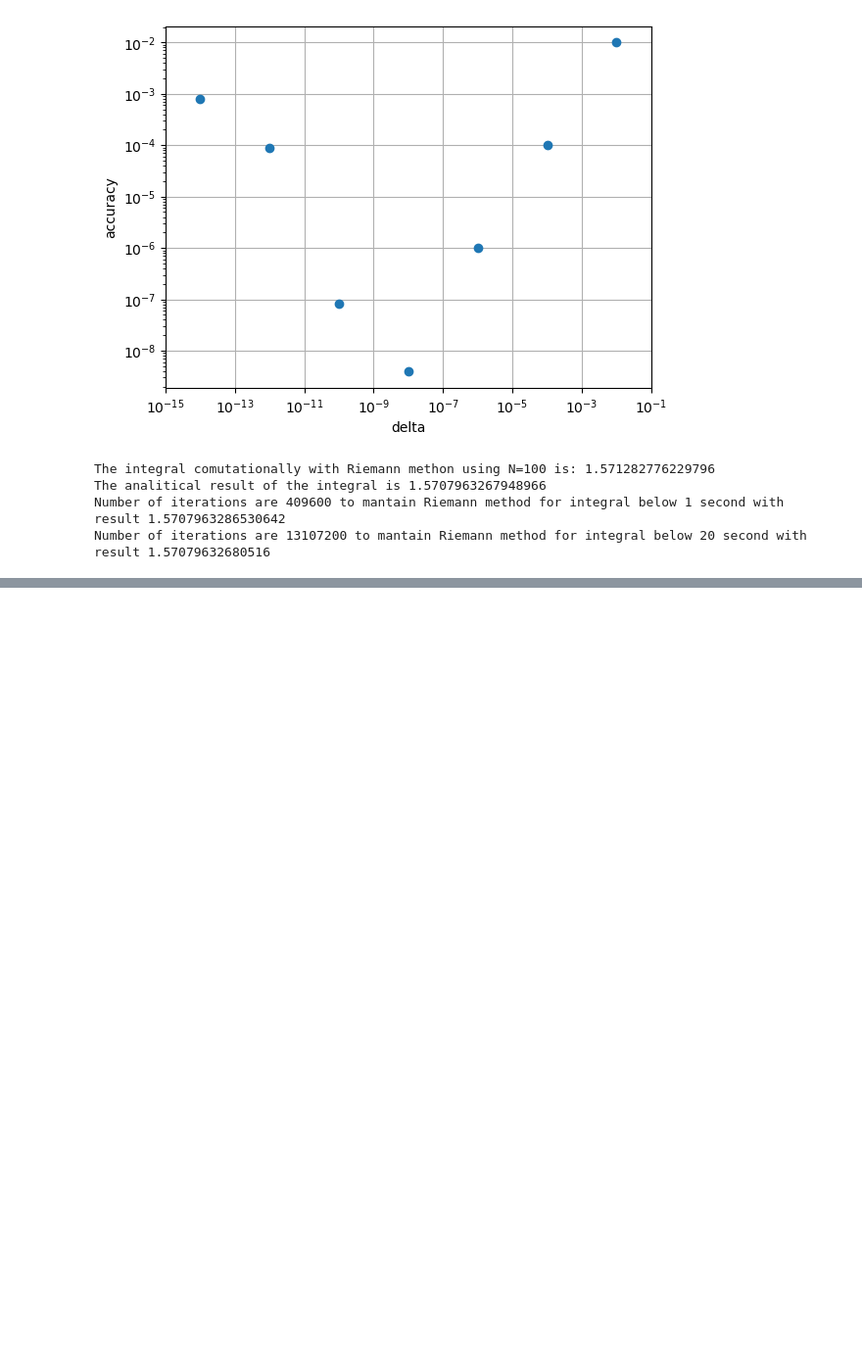
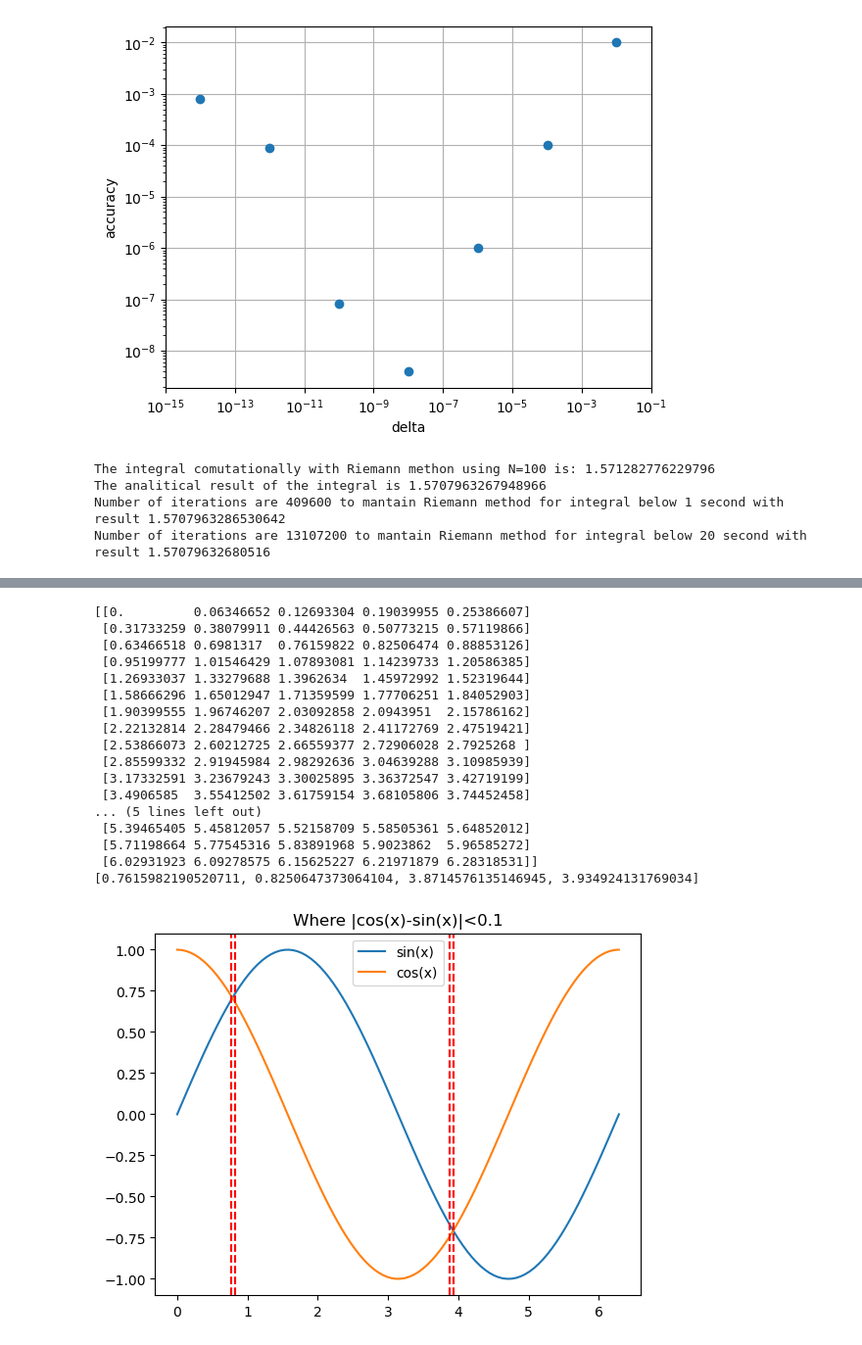
Before and after one commit to boscolomarco/LaboratoryOfComputationalPhysics_Y7, a Jupyter notebook: SIMULAZIONE_ESAME.ipynb, the cells around one changed output, grey strips where cells are left out. Shown: that part at 98% size. Drawn from its saved outputs; the diff is of its cells as text; code cells hidden in the pictures; blank space fills up the shorter version.

```diff
--- a/SIMULAZIONE_ESAME.ipynb
+++ b/SIMULAZIONE_ESAME.ipynb
@@ -0,0 +125,6 @@
+# %%
+#0.7
+a=[]
+for i in range(0,11): a.append(i**3)
+b=[x**3 for x in range(0,11)]
+print(a,b)
@@ -176,0 +661,11 @@ Number of iterations are 13107200 to mantain Riemann method for integral below 2
+# %%
+#4.3
+import numpy.random as npr
+a=npr.random(size=(10,6))
+c=np.any(a,axis=1,keepdims=True,where=a<0.1)
+c=c*np.full((6),True)
+print(a)
+#print(c)
+print("\n")
+a[c]=0
+print(a)
@@ -176,0 +690,45 @@ Number of iterations are 13107200 to mantain Riemann method for integral below 2
+# %%
+#4.4
+'''
+ Use np.linspace to create an array of 100 numbers between 0 and 2π (includsive).
+
+    Extract every 10th element using slice notation
+    Reverse the array using slice notation
+    Extract elements where the absolute difference between the sine and cosine functions evaluated at that element is less than 0.1
+    Make a plot showing the sin and cos functions and indicate where they are close
+'''
+from math import pi
+import numpy as np
+import matplotlib.pyplot as plt
+a=np.linspace(0,2*pi,100)
+c=a.copy().reshape(20,5)
+print(c)
+#print(a[::10])
+#print(a[::-1])
+d=[ i for i in a if abs(np.sin(i)-np.cos(i))<0.1 ]
+print(d)
+plt.plot(a,np.sin(a),label='sin(x)')
+plt.plot(a,np.cos(a),label='cos(x)')
+for line in d: plt.axvline(line,linestyle='--',color='red')
+plt.title('Where |cos(x)-sin(x)|<0.1')
+plt.legend(loc='best')
+plt.show()
+# %% [output]
+[[0.         0.06346652 0.12693304 0.19039955 0.25386607]
+ [0.31733259 0.38079911 0.44426563 0.50773215 0.57119866]
+ [0.63466518 0.6981317  0.76159822 0.82506474 0.88853126]
+ [0.95199777 1.01546429 1.07893081 1.14239733 1.20586385]
+ [1.26933037 1.33279688 1.3962634  1.45972992 1.52319644]
+ [1.58666296 1.65012947 1.71359599 1.77706251 1.84052903]
+ [1.90399555 1.96746207 2.03092858 2.0943951  2.15786162]
+ [2.22132814 2.28479466 2.34826118 2.41172769 2.47519421]
+ [2.53866073 2.60212725 2.66559377 2.72906028 2.7925268 ]
+ [2.85599332 2.91945984 2.98292636 3.04639288 3.10985939]
+ [3.17332591 3.23679243 3.30025895 3.36372547 3.42719199]
+ [3.4906585  3.55412502 3.61759154 3.68105806 3.74452458]
+... (5 lines left out)
+ [5.39465405 5.45812057 5.52158709 5.58505361 5.64852012]
+ [5.71198664 5.77545316 5.83891968 5.9023862  5.96585272]
+ [6.02931923 6.09278575 6.15625227 6.21971879 6.28318531]]
+[0.7615982190520711, 0.8250647373064104, 3.8714576135146945, 3.934924131769034]
+[figure, added]
```
Also changed, not shown: parts of 37 cells of this notebook.
